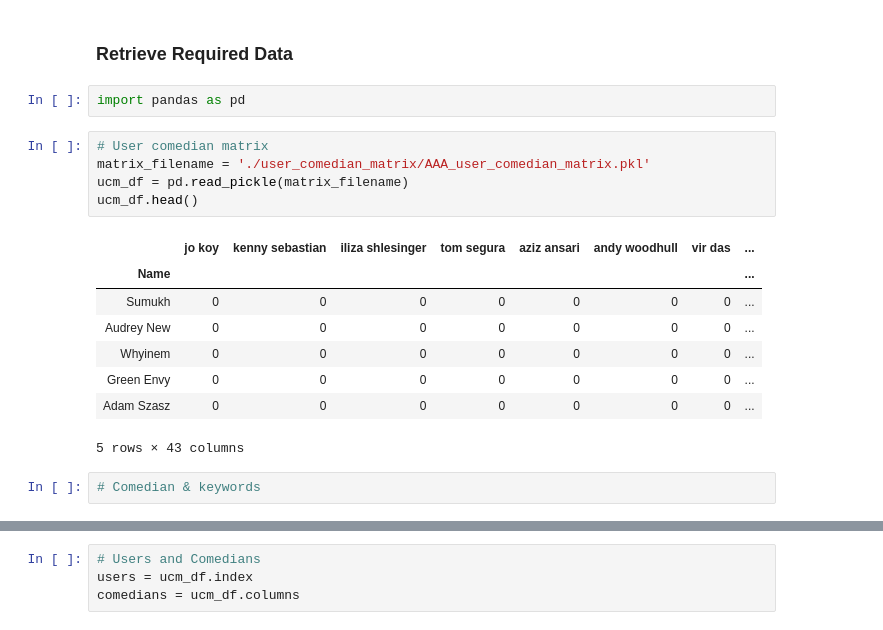
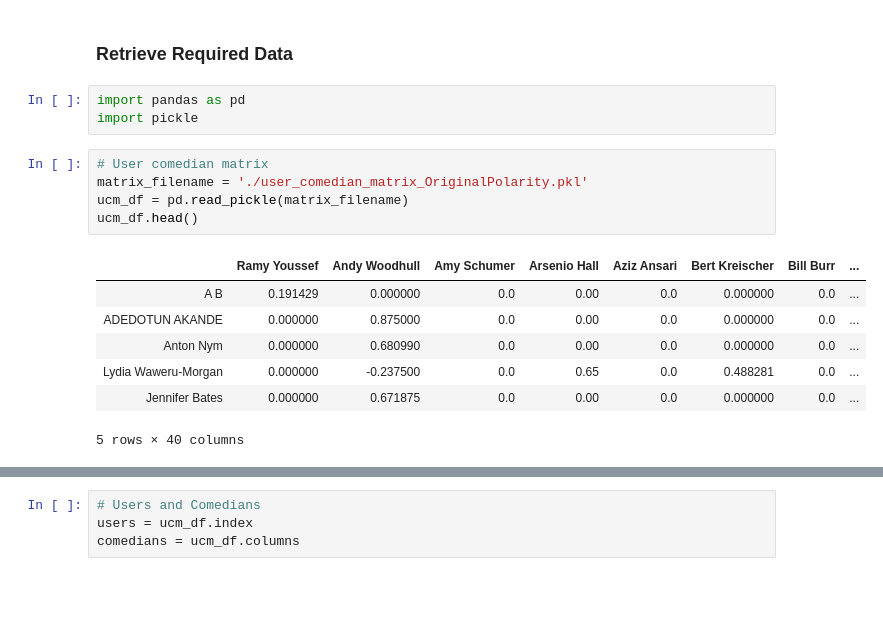
Before and after one commit to k11tqa25/nlp_based_recommender, a Jupyter notebook: neo4j.ipynb, the cells around one changed output, grey strips where cells are left out. Saved outputs shown, nothing was run; the diff lists cells and outputs as text; blank space fills up the shorter version.

```diff
--- a/neo4j.ipynb
+++ b/neo4j.ipynb
@@ -4,19 +4,17 @@
 ### Retrieve Required Data
 # %%
 import pandas as pd
+import pickle
 # %%
 # User comedian matrix
-matrix_filename = './user_comedian_matrix/AAA_user_comedian_matrix.pkl'
+matrix_filename = './user_comedian_matrix_OriginalPolarity.pkl'
 ucm_df = pd.read_pickle(matrix_filename)
 ucm_df.head()
 # %% [output]
-|  | jo koy | kenny sebastian | iliza shlesinger | tom segura | aziz ansari | andy woodhull | vir das | ... |
-| Name |  |  |  |  |  |  |  | ... |
-| Sumukh | 0 | 0 | 0 | 0 | 0 | 0 | 0 | ... |
-| Audrey New | 0 | 0 | 0 | 0 | 0 | 0 | 0 | ... |
-| Whyinem | 0 | 0 | 0 | 0 | 0 | 0 | 0 | ... |
-| Green Envy | 0 | 0 | 0 | 0 | 0 | 0 | 0 | ... |
-| Adam Szasz | 0 | 0 | 0 | 0 | 0 | 0 | 0 | ... |
+|  | Ramy Youssef | Andy Woodhull | Amy Schumer | Arsenio Hall | Aziz Ansari | Bert Kreischer | Bill Burr | ... |
+| A B | 0.191429 | 0.000000 | 0.0 | 0.00 | 0.0 | 0.000000 | 0.0 | ... |
+| ADEDOTUN AKANDE | 0.000000 | 0.875000 | 0.0 | 0.00 | 0.0 | 0.000000 | 0.0 | ... |
+| Anton Nym | 0.000000 | 0.680990 | 0.0 | 0.00 | 0.0 | 0.000000 | 0.0 | ... |
+| Lydia Waweru-Morgan | 0.000000 | -0.237500 | 0.0 | 0.65 | 0.0 | 0.488281 | 0.0 | ... |
+| Jennifer Bates | 0.000000 | 0.671875 | 0.0 | 0.00 | 0.0 | 0.000000 | 0.0 | ... |
-5 rows × 43 columns
+5 rows × 40 columns
-# %%
-# Comedian & keywords
```
Also changed, not shown: parts of 4 cells of this notebook, 2 other files.
